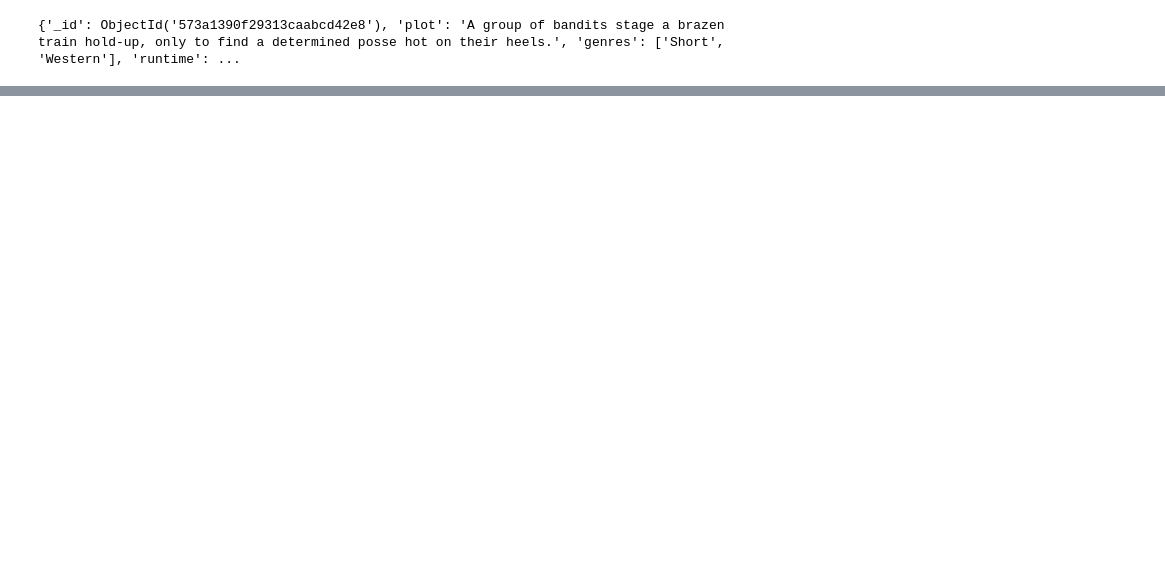
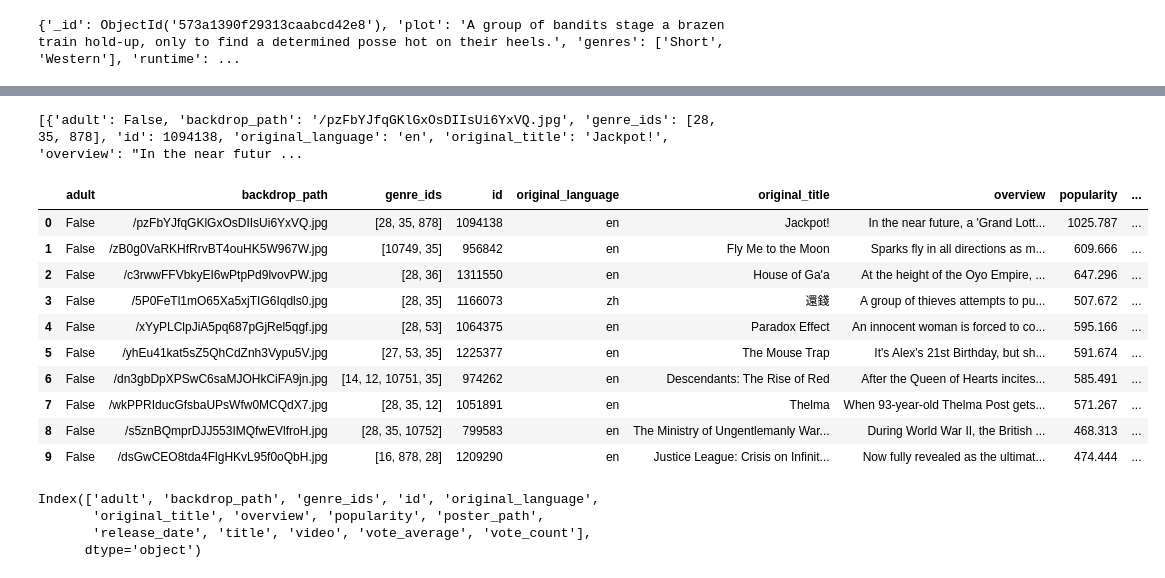
Before and after one commit to p4r1t05h/Machine_Learning_Training, a Jupyter notebook: Data_Engineer.ipynb, the cells around one changed output, grey strips where cells are left out. Cells and saved outputs as stored; diff of their text form; code cells hidden in the pictures; blank space fills up the shorter version.

```diff
--- a/Data_Engineer.ipynb
+++ b/Data_Engineer.ipynb
@@ -632,10 +639,12 @@ Pinged your deployment. You successfully connected to MongoDB!
 db = client['sample_mflix']
 
 # Select the collection
-collection = db['movies']
+collection1 = db['comments']
+collection2 = db['movies']
 
-# Convert the list of dictionaries into a DataFrame
-df = pd.DataFrame(collection)
+# Fetch all documents from the collection
+comments = list(collection1.find())
+movies = list(collection2.find())
 
 # Fetch all documents from the collection
 document = collection.find_one()
@@ -688,0 +737,32 @@ InvalidOperation: Cannot use MongoClient after close
+# %%
+import requests
+
+# Your TMDb API key
+api_key = "04c0772e44c21a24054411c45ed9ea39"
+
+# Base URL for TMDb API
+base_url = "https://api.themoviedb.org/3"
+
+# Endpoint for popular movies
+endpoint = f"{base_url}/movie/popular"
+
+# Parameters for the request
+params = {
+    "api_key": api_key,
+    "language": "en-US",
+    "page": 2  # You can change this to get different pages of results
+}
+
+# Send the request to the TMDb API
+response = requests.get(endpoint, params=params)
+
+# Check if the request was successful
+if response.status_code == 200:
+    data = response.json()
+    movies = data['results']
+
+    # Print the title of each movie
+    for movie in movies:
+        print(f"Title: {movie['title']}, Release Date: {movie['release_date']}")
+else:
+    print(f"Failed to fetch data: {response.status_code}")
@@ -688,0 +790,27 @@ InvalidOperation: Cannot use MongoClient after close
+# %%
+print(movies)
+# %% [output]
+[{'adult': False, 'backdrop_path': '/pzFbYJfqGKlGxOsDIIsUi6YxVQ.jpg', 'genre_ids': [28, 35, 878], 'id': 1094138, 'original_language': 'en', 'original_title': 'Jackpot!', 'overview': "In the near futur ...
+# %%
+df = pd.DataFrame(movies)
+# %%
+df.head(10)
+# %% [output]
+|  | adult | backdrop_path | genre_ids | id | original_language | original_title | overview | popularity | ... |
+| 0 | False | /pzFbYJfqGKlGxOsDIIsUi6YxVQ.jpg | [28, 35, 878] | 1094138 | en | Jackpot! | In the near future, a 'Grand Lott... | 1025.787 | ... |
+| 1 | False | /zB0g0VaRKHfRrvBT4ouHK5W967W.jpg | [10749, 35] | 956842 | en | Fly Me to the Moon | Sparks fly in all directions as m... | 609.666 | ... |
+| 2 | False | /c3rwwFFVbkyEI6wPtpPd9lvovPW.jpg | [28, 36] | 1311550 | en | House of Ga'a | At the height of the Oyo Empire, ... | 647.296 | ... |
+| 3 | False | /5P0FeTl1mO65Xa5xjTIG6Iqdls0.jpg | [28, 35] | 1166073 | zh | 還錢 | A group of thieves attempts to pu... | 507.672 | ... |
+| 4 | False | /xYyPLClpJiA5pq687pGjRel5qgf.jpg | [28, 53] | 1064375 | en | Paradox Effect | An innocent woman is forced to co... | 595.166 | ... |
+| 5 | False | /yhEu41kat5sZ5QhCdZnh3Vypu5V.jpg | [27, 53, 35] | 1225377 | en | The Mouse Trap | It's Alex's 21st Birthday, but sh... | 591.674 | ... |
+| 6 | False | /dn3gbDpXPSwC6saMJOHkCiFA9jn.jpg | [14, 12, 10751, 35] | 974262 | en | Descendants: The Rise of Red | After the Queen of Hearts incites... | 585.491 | ... |
+| 7 | False | /wkPPRIducGfsbaUPsWfw0MCQdX7.jpg | [28, 35, 12] | 1051891 | en | Thelma | When 93-year-old Thelma Post gets... | 571.267 | ... |
+| 8 | False | /s5znBQmprDJJ553IMQfwEVlfroH.jpg | [28, 35, 10752] | 799583 | en | The Ministry of Ungentlemanly War... | During World War II, the British ... | 468.313 | ... |
+| 9 | False | /dsGwCEO8tda4FlgHKvL95f0oQbH.jpg | [16, 878, 28] | 1209290 | en | Justice League: Crisis on Infinit... | Now fully revealed as the ultimat... | 474.444 | ... |
+# %%
+df.columns
+# %% [output]
+Index(['adult', 'backdrop_path', 'genre_ids', 'id', 'original_language',
+       'original_title', 'overview', 'popularity', 'poster_path',
+       'release_date', 'title', 'video', 'vote_average', 'vote_count'],
+      dtype='object')
```
Also changed, not shown: parts of 18 cells of this notebook, 11 other files.
